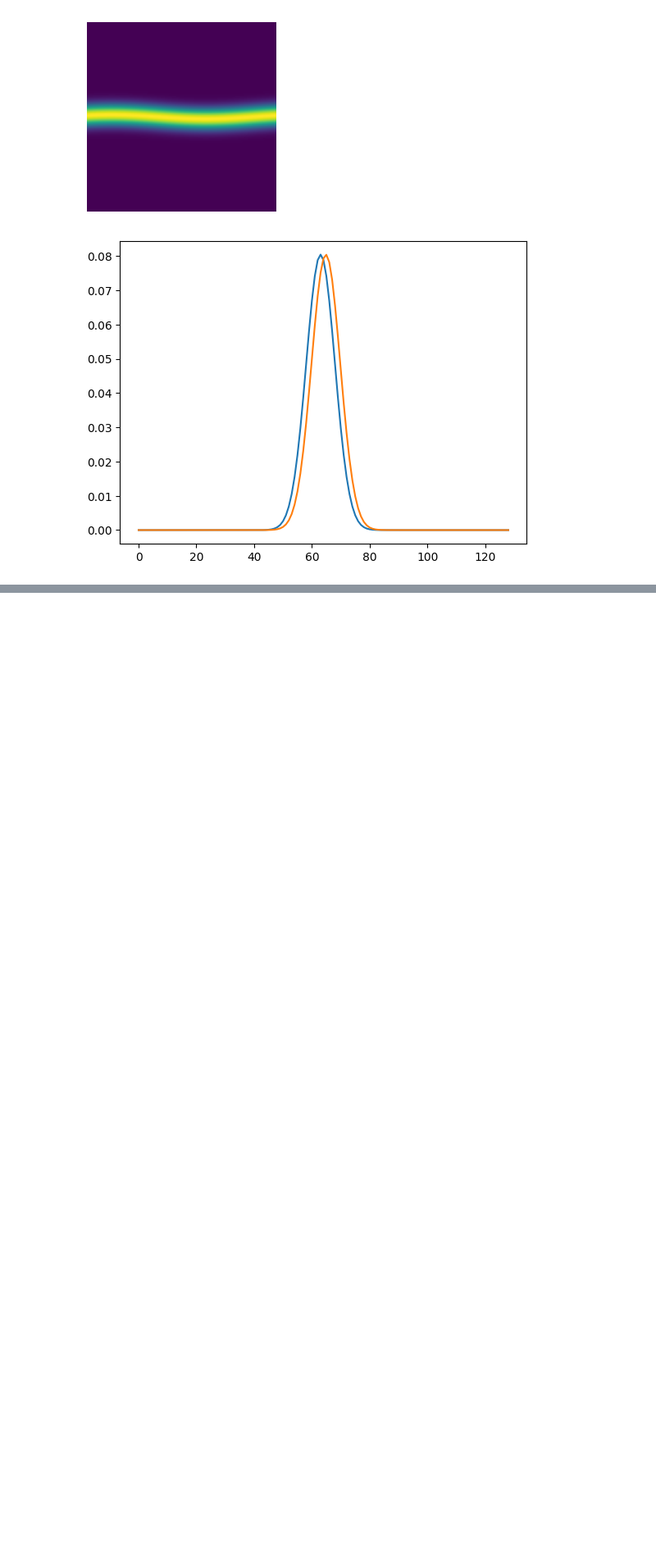
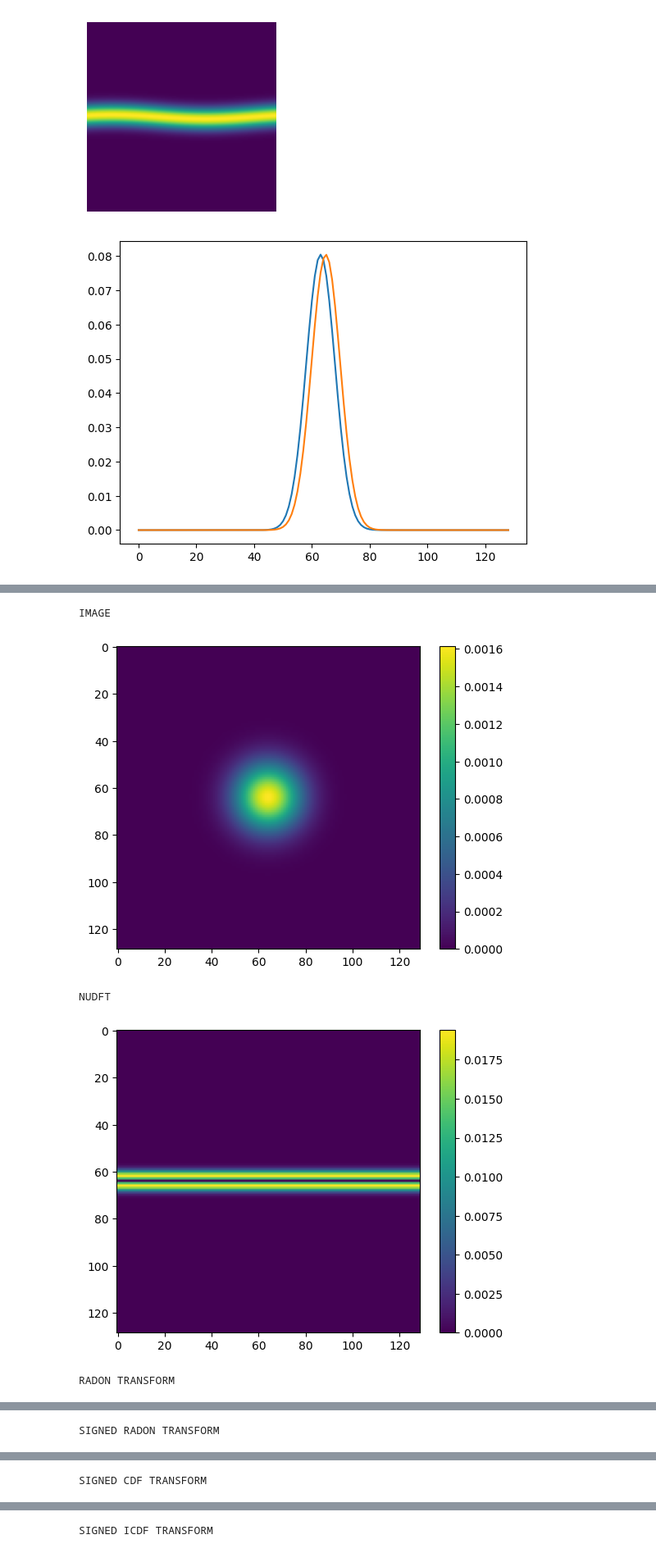
Before and after one commit to EricVerbeke/fast_image_alignment_ot, a Jupyter notebook: Testing.ipynb, the cells around one changed output, grey strips where cells are left out. Shown at 82% size. Drawn from its saved outputs; the diff is of its cells as text; code cells hidden in the pictures; blank space fills up the shorter version.

```diff
--- a/Testing.ipynb
+++ b/Testing.ipynb
@@ -106,0 +169,45 @@ plt.show()
+# %%
+L = 129
+sigma = 10
+
+# proj_angles = np.arange(0, 360)
+proj_angles = np.linspace(0, 360, L, endpoint=False)
+
+p = 129  ## ** Change this to 130 and look at f_icdf_n ** ##
+
+f = utils.generate_centered_gaussian(L, d=2, sigma=sigma)
+
+### Apply sequential image transformations
+f_nudft = transforms.Transform(f, n_points=p, angles=proj_angles, apply_ramp=True).polar_nufft()
+f_rt = transforms.Transform(f, n_points=p, angles=proj_angles, apply_ramp=True).radon_transform()
+f_rt_p, f_rt_n = transforms.hahn_decomposition(f_rt)
+f_cdf_p, f_cdf_n = transforms.Transform(f, n_points=p, angles=proj_angles, apply_ramp=True).signed_cdf_transform()
+f_icdf_p, f_icdf_n = transforms.Transform(f, n_points=p, angles=proj_angles, apply_ramp=True).signed_inverse_cdf_transform()
+# %%
+print("IMAGE")
+plt.imshow(f)
+plt.colorbar()
+plt.show()
+
+print("\nNUDFT")
+plt.imshow(abs(f_nudft[0]))
+plt.colorbar()
+plt.show()
+
+print("\nRADON TRANSFORM")
+plt.imshow(f_rt[0])
+plt.colorbar()
+plt.show()
+
+print("\nSIGNED RADON TRANSFORM")
+plots.two_imshow(f_rt_p[0], abs(f_rt_n[0]))
+print("\nSIGNED CDF TRANSFORM")
+plots.two_imshow(f_cdf_p[0], f_cdf_n[0])
+print("\nSIGNED ICDF TRANSFORM")
+plots.two_imshow(f_icdf_p[0][1:-1, :], f_icdf_n[0][1:-1, :])  # note I am remove the (0, 1) edges for visualization here
+# %% [output]
+IMAGE
+[figure, added]
+NUDFT
+[figure, added]
+RADON TRANSFORM
@@ -106,0 +215 @@ plt.show()
+SIGNED RADON TRANSFORM
@@ -106,0 +217 @@ plt.show()
+SIGNED CDF TRANSFORM
@@ -106,0 +219 @@ plt.show()
+SIGNED ICDF TRANSFORM
```
Also changed, not shown: parts of 10 cells of this notebook.
